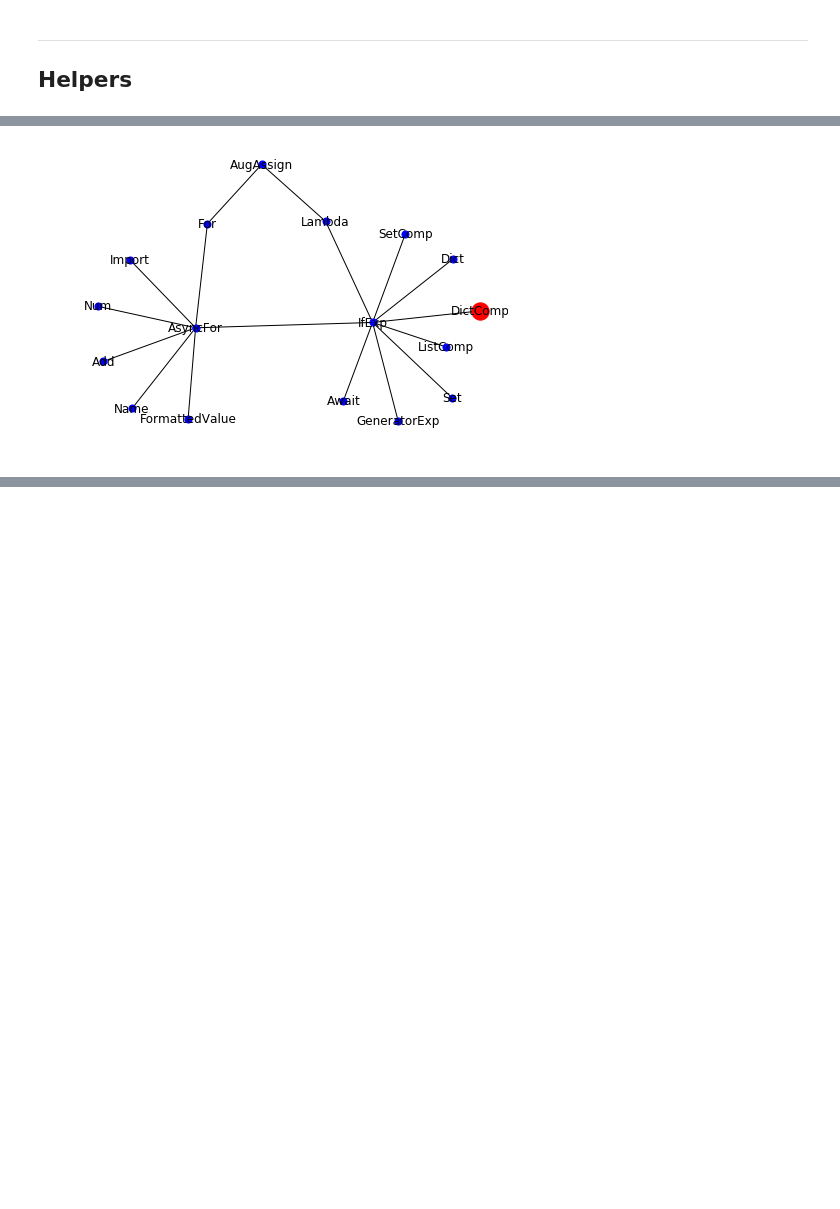
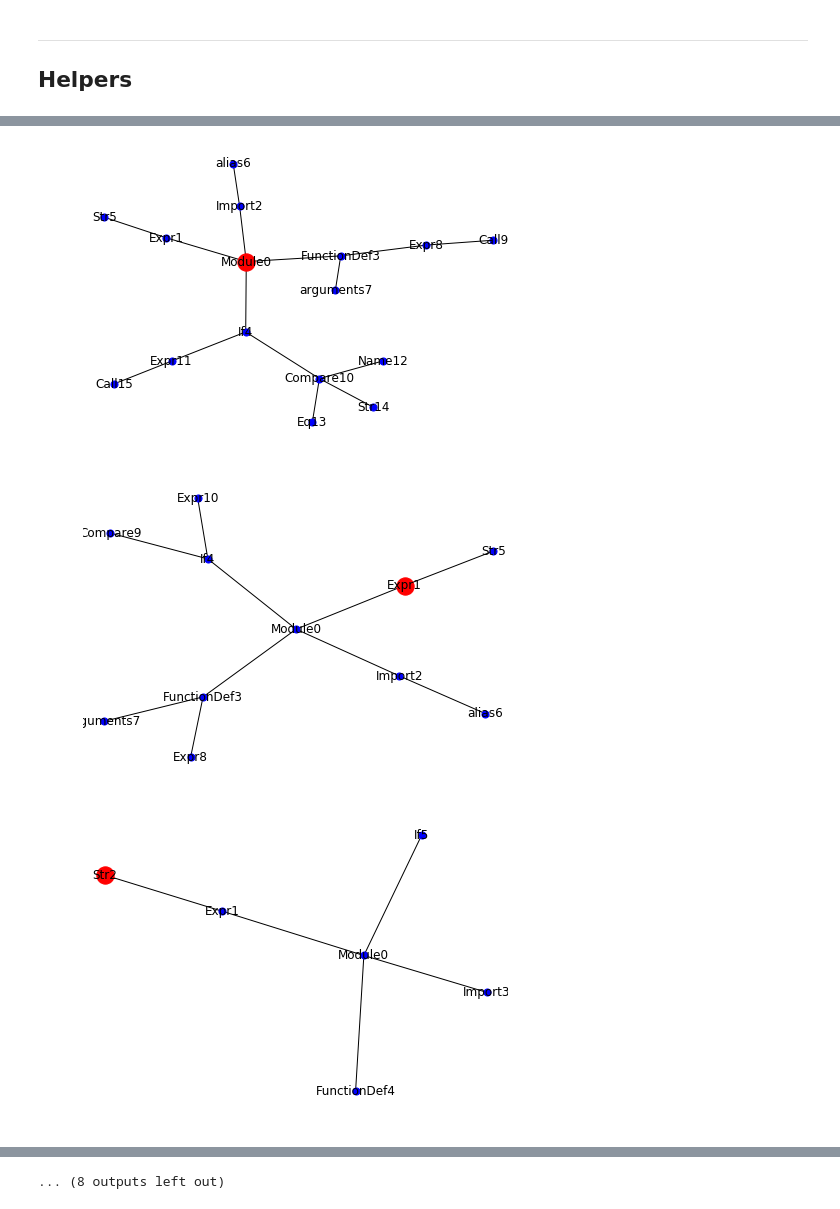
Before and after one commit to dtsbourg/codegraph-fmt, a Jupyter notebook: Inspector.ipynb, the cells around one changed output, grey strips where cells are left out. Cells and saved outputs as stored; diff of their text form; code cells hidden in the pictures; blank space fills up the shorter version.

Commit message:
Inspect the generated graph in ipynb

```diff
--- a/Inspector.ipynb
+++ b/Inspector.ipynb
@@ -14,5 +16,5 @@ from operator import itemgetter
 # %%
-DATA_PATH = 'data/keras-example/graph/'
+DATA_PATH = 'data/code-sample/graph/'
 # %% [markdown]
 ## Load data
 # %% [markdown]
@@ -109,16 +115,19 @@ def draw_egonet(node_id=1009, radius=2):
 
     neighbours = list(hub_ego.nodes())
     labels = {}
-    for tokenid in neighbours:
-        labels[tokenid] = get_name_from_token_id(tokenid, show_id=False)
-    labels
+    for i,token in enumerate(feats[neighbours]):
+        labels[neighbours[i]] = get_name_from_token(token, show_id=False)+str(i)
 
     nx.draw(hub_ego, pos, node_color='b', node_size=50, with_labels=True, labels=labels)
     # Draw ego as large and red
     nx.draw_networkx_nodes(hub_ego, pos, nodelist=[node_id], node_size=300, node_color='r')
     plt.show()
+    return neighbours
 # %%
 # Example usage
-draw_egonet(37, radius=3)
+for i in range(20):
+    draw_egonet(i, radius=3)
 # %% [output]
-[figure, old version]
+[figure, new version]
+[figure, added]
+[figure, added]
@@ -124,0 +143 @@ draw_egonet(37, radius=3)
+... (8 outputs left out)
```
Also changed, not shown: parts of 11 cells of this notebook.
